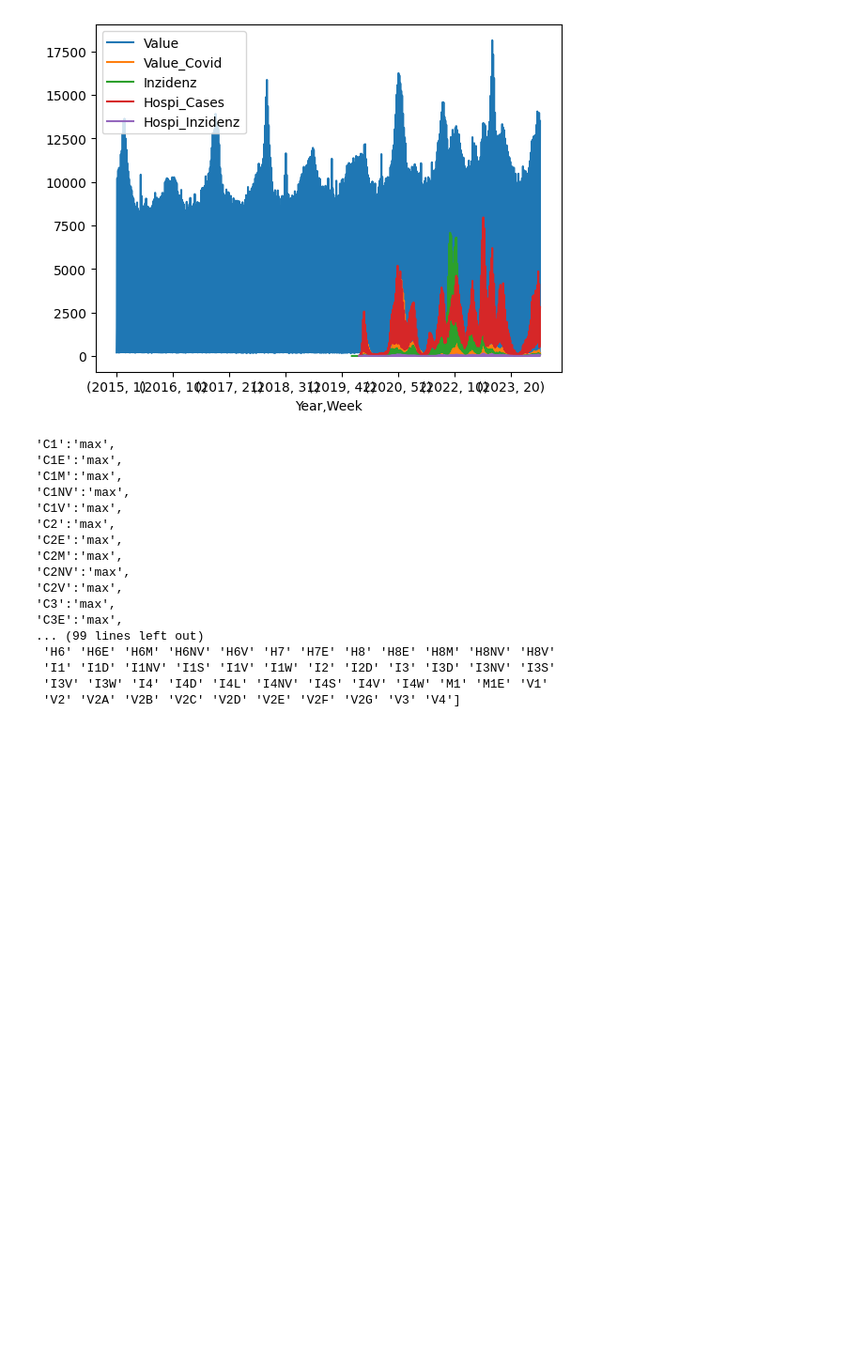
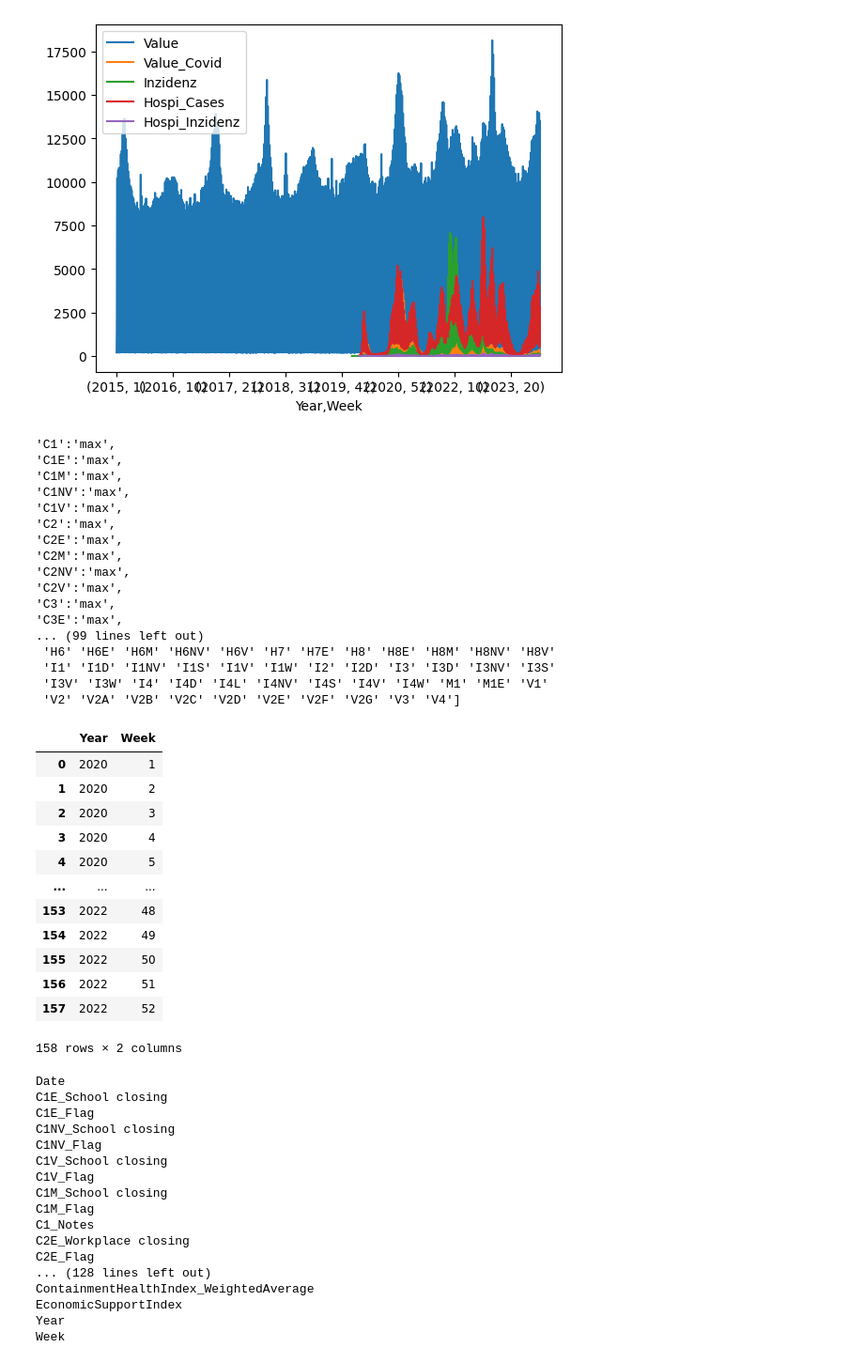
Before and after one commit to PMDSMortality/DSA, a Jupyter notebook: aufbereitung.ipynb, the cells around one changed output. Shown at 94% size. Drawn from its saved outputs; the diff is of its cells as text; code cells hidden in the pictures; blank space fills up the shorter version.

Commit message:
add more elaborate policy data

```diff
--- a/aufbereitung.ipynb
+++ b/aufbereitung.ipynb
@@ -392,0 +401,48 @@ print(pol['PolicyType'].unique())
+# %%
+pol = pd.concat([pd.read_csv('data/OxCGRT_fullwithnotes_national_2020_v1_DE.csv'),pd.read_csv('data/OxCGRT_fullwithnotes_national_2021_v1_DE.csv'),pd.read_csv('data/OxCGRT_fullwithnotes_national_2022_v1_DE.csv')])
+pol['Date'] = pd.to_datetime(pol['Date'],format='ISO8601')
+pol['Year'] = pol['Date'].dt.year
+pol['Week'] = pol['Date'].dt.isocalendar().week
+pol_aggregated = pd.DataFrame()
+pol_aggregated['Year'] = pol.groupby(['Year', 'Week']).agg({'C1E_Flag':'max'}).reset_index()['Year']
+pol_aggregated['Week'] = pol.groupby(['Year', 'Week']).agg({'C1E_Flag':'max'}).reset_index()['Week']
+display(pol_aggregated)
+for column in pol.columns:
+    print(column)
+    if 'Note' not in column and 'Date' not in column and 'Year' not in column and 'Week' not in column:
+        pol_aggregated[column]=pol.groupby(['Year', 'Week']).agg({column:'first'}).reset_index()[column]
+    elif 'Note' in column:
+        pol_aggregated[column]=pol.groupby(['Year', 'Week'])[column].agg(lambda x: list(filter(lambda y: str(y)!='nan',list(set(x))))).reset_index()[column]
+#pol.groupby(['Year', 'Week']).agg({column:'max' for column in pol.columns}).reset_index().drop('Date').set_index(['Year','Week']).to_csv('data/Policy_Weekly_Extended')
+pol_aggregated.reset_index().drop(columns=['index']).set_index(['Year','Week']).to_csv('data/Policy_Weekly_Extended.csv')
+# %% [output]
+|  | Year | Week |
+| 0 | 2020 | 1 |
+| 1 | 2020 | 2 |
+| 2 | 2020 | 3 |
+| 3 | 2020 | 4 |
+| 4 | 2020 | 5 |
+| ... | ... | ... |
+| 153 | 2022 | 48 |
+| 154 | 2022 | 49 |
+| 155 | 2022 | 50 |
+| 156 | 2022 | 51 |
+| 157 | 2022 | 52 |
+158 rows × 2 columns
+Date
+C1E_School closing
+C1E_Flag
+C1NV_School closing
+C1NV_Flag
+C1V_School closing
+C1V_Flag
+C1M_School closing
+C1M_Flag
+C1_Notes
+C2E_Workplace closing
+C2E_Flag
+... (128 lines left out)
+ContainmentHealthIndex_WeightedAverage
+EconomicSupportIndex
+Year
+Week
```
Also changed, not shown: parts of 1 cell of this notebook, 7 other files.
